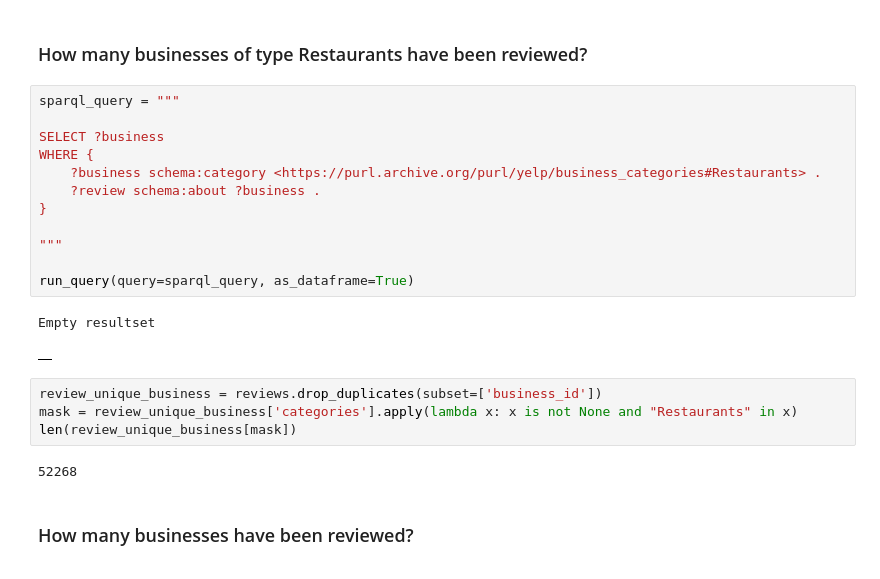
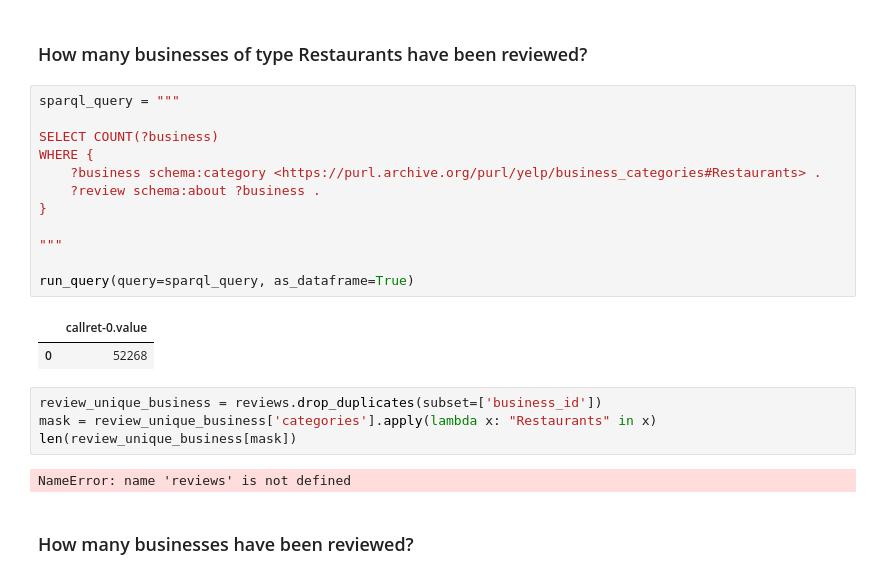
Before and after one commit to christiannielsen98/DVML-P7, a Jupyter notebook: Code/CompetencyQuestions/yelp_competency_question.ipynb, the cells around one changed output. Drawn from its saved outputs; the diff is of its cells as text.

```diff
--- a/Code/CompetencyQuestions/yelp_competency_question.ipynb
+++ b/Code/CompetencyQuestions/yelp_competency_question.ipynb
@@ -71,24 +80,24 @@ print(counter)
 # %%
 sparql_query = """
 
-SELECT ?business
+SELECT COUNT(?business)
 WHERE {
     ?business schema:category <https://purl.archive.org/purl/yelp/business_categories#Restaurants> .
     ?review schema:about ?business .
 }
 
 """
 
 run_query(query=sparql_query, as_dataframe=True)
 # %% [output]
-Empty resultset
-|  |
+|  | callret-0.value |
+| 0 | 52268 |
 # %%
 review_unique_business = reviews.drop_duplicates(subset=['business_id'])
-mask = review_unique_business['categories'].apply(lambda x: x is not None and "Restaurants" in x)
+mask = review_unique_business['categories'].apply(lambda x: "Restaurants" in x)
 len(review_unique_business[mask])
 # %% [output]
-52268
+NameError: name 'reviews' is not defined
 # %% [markdown]
 ### How many businesses have been reviewed?
 # %%
```
Also changed, not shown: parts of 4 cells of this notebook, 4 other files.
